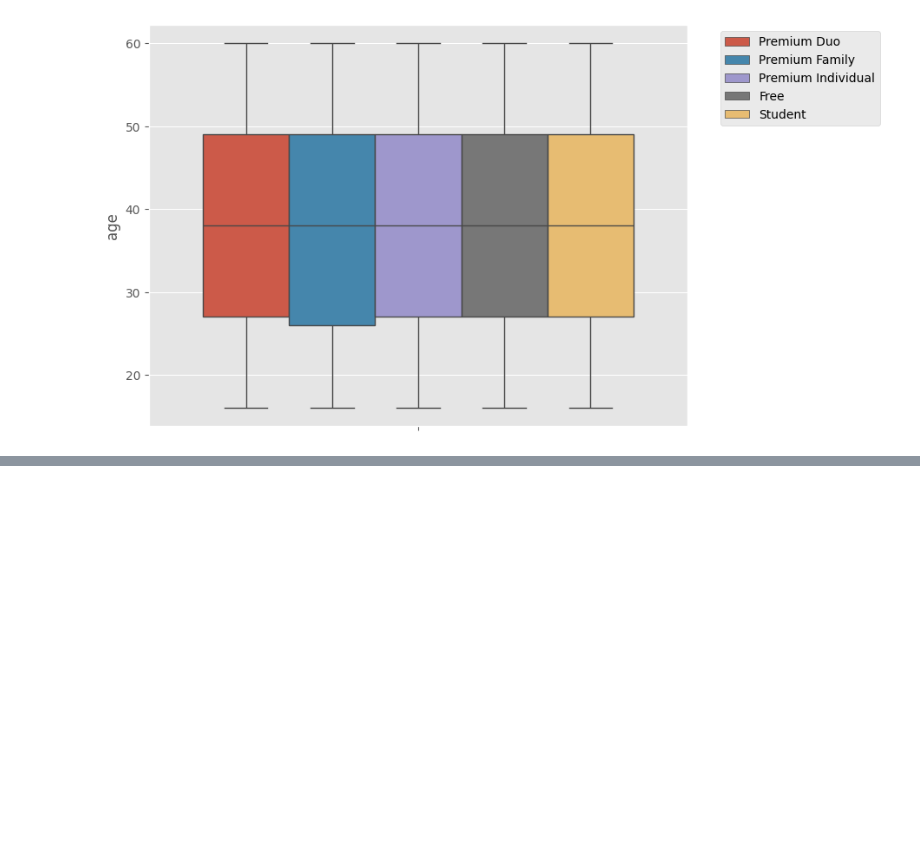
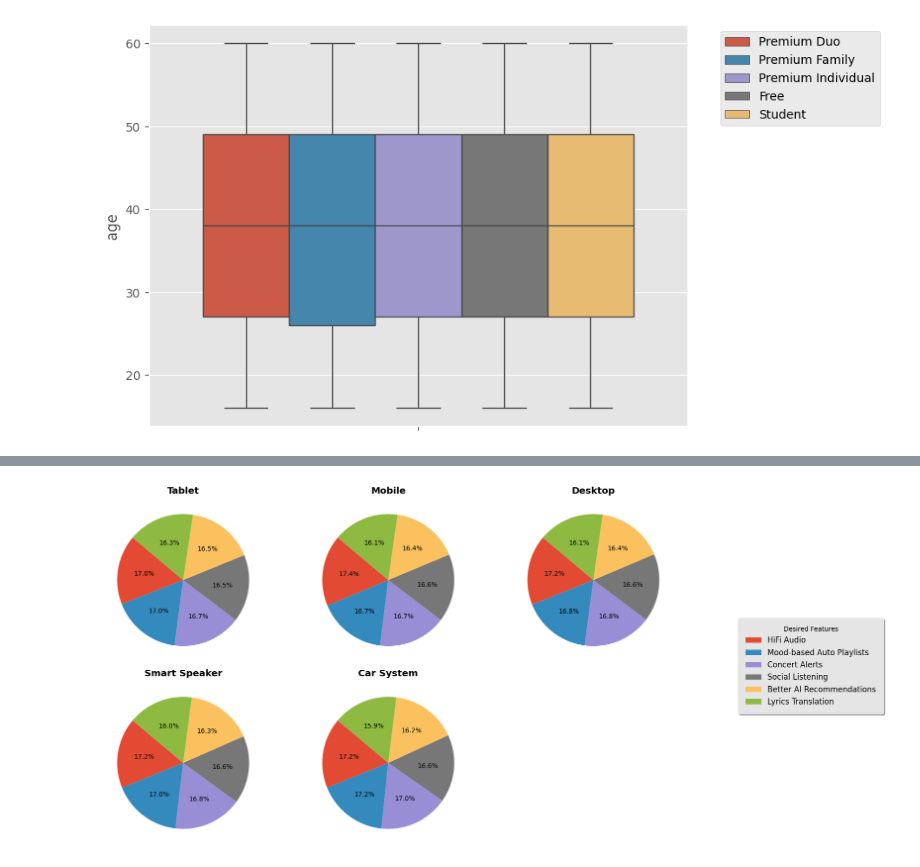
Before and after one commit to Doug-Vo/ML-Self-Project, a Jupyter notebook: Spring_2026/Spotify.ipynb, the cells around one changed output, grey strips where cells are left out. Drawn from its saved outputs; the diff is of its cells as text; code cells hidden in the pictures; blank space fills up the shorter version.

```diff
--- a/Spring_2026/Spotify.ipynb
+++ b/Spring_2026/Spotify.ipynb
@@ -279,0 +276,30 @@ plt.show()
+# %%
+devices = df['primary_device'].unique()
+n_devices = len(devices)
+cols = 3
+rows = math.ceil(n_devices / cols)
+
+
+fig = plt.figure(figsize=(16, rows * 4))
+
+for count, ele in enumerate(devices):
+    df_devices = df[df['primary_device'] == ele]
+    ax = plt.subplot(rows, cols, count + 1)
+
+    # Get the counts
+    counts = df_devices['desired_future_feature'].value_counts()
+
+
+    patches, texts, autotexts = ax.pie(counts, autopct='%1.1f%%', startangle=140)
+    ax.set_title(ele, fontweight='bold')
+
+
+plt.figlegend(patches, counts.index, title="Desired Features",
+              loc='center right', bbox_to_anchor=(1.1, 0.5),
+              fontsize=12, shadow=True, borderpad=1)
+
+plt.tight_layout()
+plt.subplots_adjust(right=0.85)
+plt.show()
+# %% [output]
+[figure, added]
```
Also changed, not shown: parts of 1 cell of this notebook.
